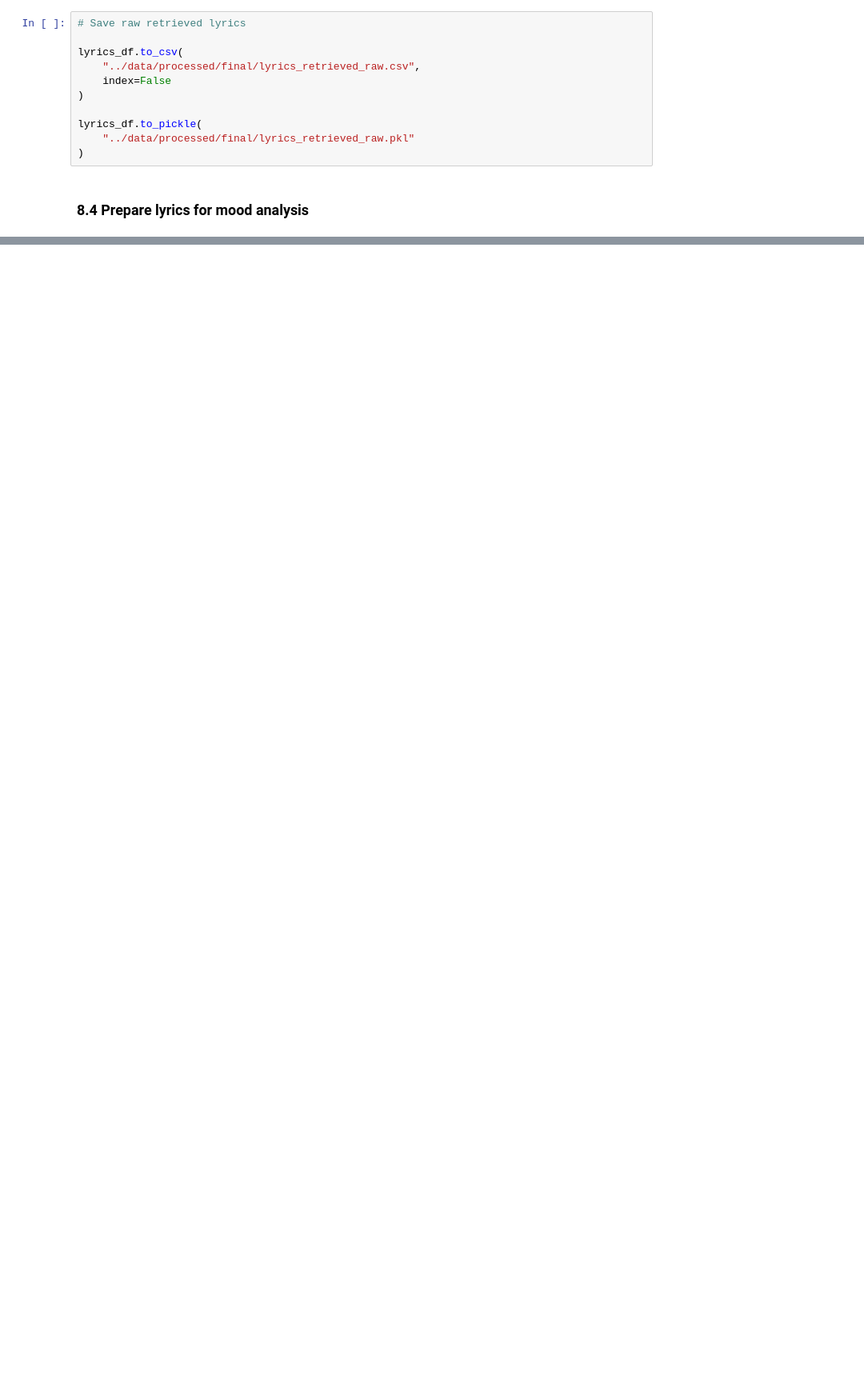
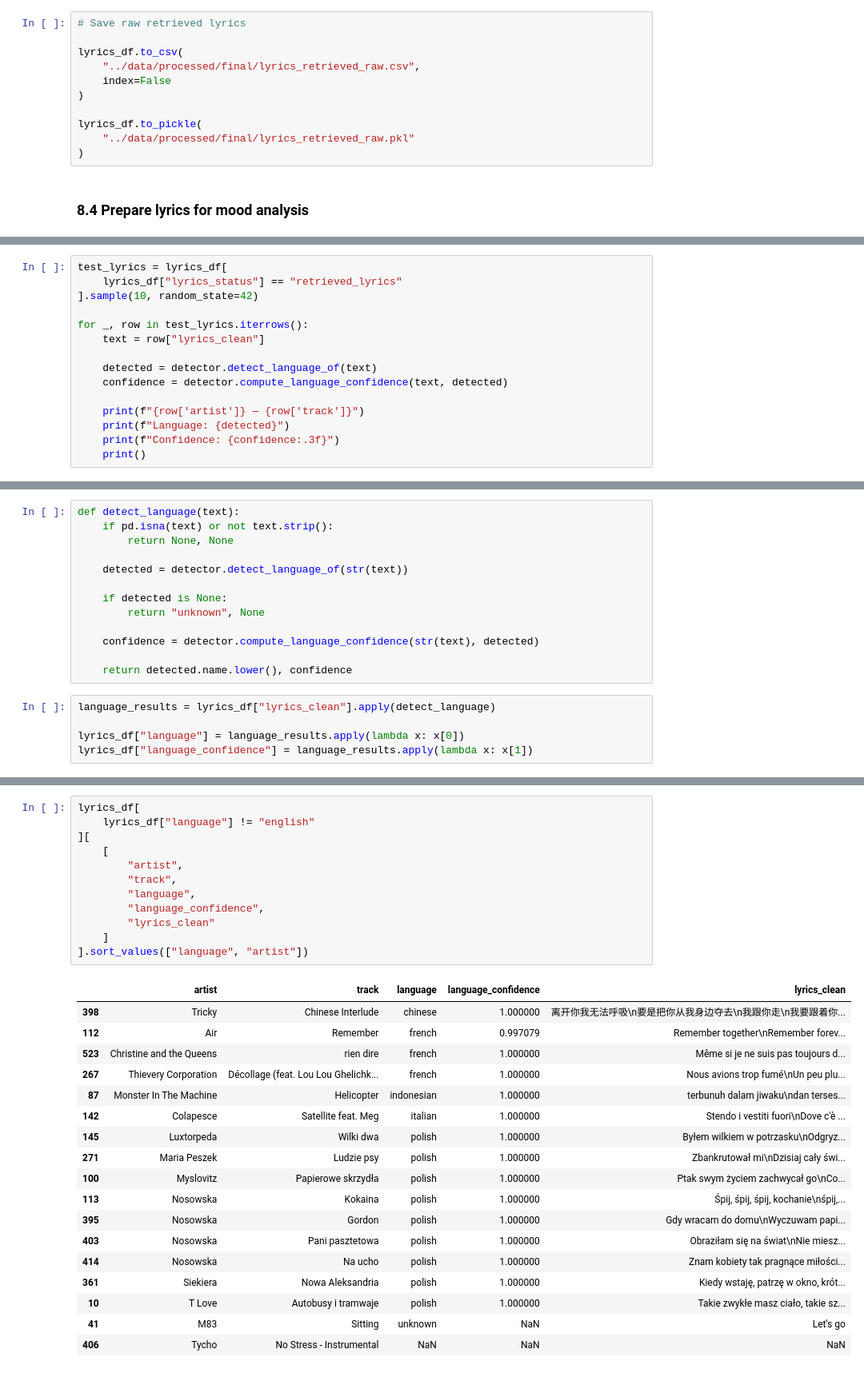
Before and after one commit to fredzell/music-mood-profiler, a Jupyter notebook: notebooks/08_lyrics_collection.ipynb, the cells around one changed output, grey strips where cells are left out. Shown at 80% size. Saved outputs shown, nothing was run; the diff lists cells and outputs as text; blank space fills up the shorter version.

Commit message:
Lyrics prepared

```diff
--- a/notebooks/08_lyrics_collection.ipynb
+++ b/notebooks/08_lyrics_collection.ipynb
@@ -1208,0 +1420,15 @@ lyrics_df.to_pickle(
+# %%
+test_lyrics = lyrics_df[
+    lyrics_df["lyrics_status"] == "retrieved_lyrics"
+].sample(10, random_state=42)
+
+for _, row in test_lyrics.iterrows():
+    text = row["lyrics_clean"]
+
+    detected = detector.detect_language_of(text)
+    confidence = detector.compute_language_confidence(text, detected)
+
+    print(f"{row['artist']} — {row['track']}")
+    print(f"Language: {detected}")
+    print(f"Confidence: {confidence:.3f}")
+    print()
@@ -1208,0 +1493,18 @@ lyrics_df.to_pickle(
+# %%
+def detect_language(text):
+    if pd.isna(text) or not text.strip():
+        return None, None
+
+    detected = detector.detect_language_of(str(text))
+
+    if detected is None:
+        return "unknown", None
+
+    confidence = detector.compute_language_confidence(str(text), detected)
+
+    return detected.name.lower(), confidence
+# %%
+language_results = lyrics_df["lyrics_clean"].apply(detect_language)
+
+lyrics_df["language"] = language_results.apply(lambda x: x[0])
+lyrics_df["language_confidence"] = language_results.apply(lambda x: x[1])
@@ -1208,0 +1535,31 @@ lyrics_df.to_pickle(
+# %%
+lyrics_df[
+    lyrics_df["language"] != "english"
+][
+    [
+        "artist",
+        "track",
+        "language",
+        "language_confidence",
+        "lyrics_clean"
+    ]
+].sort_values(["language", "artist"])
+# %% [output]
+|  | artist | track | language | language_confidence | lyrics_clean |
+| 398 | Tricky | Chinese Interlude | chinese | 1.000000 | 离开你我无法呼吸\n要是把你从我身边夺去\n我跟你走\n我要跟着你... |
+| 112 | Air | Remember | french | 0.997079 | Remember together\nRemember forev... |
+| 523 | Christine and the Queens | rien dire | french | 1.000000 | Même si je ne suis pas toujours d... |
+| 267 | Thievery Corporation | Décollage (feat. Lou Lou Ghelichk... | french | 1.000000 | Nous avions trop fumé\nUn peu plu... |
+| 87 | Monster In The Machine | Helicopter | indonesian | 1.000000 | terbunuh dalam jiwaku\ndan terses... |
+| 142 | Colapesce | Satellite feat. Meg | italian | 1.000000 | Stendo i vestiti fuori\nDove c'è ... |
+| 145 | Luxtorpeda | Wilki dwa | polish | 1.000000 | Byłem wilkiem w potrzasku\nOdgryz... |
+| 271 | Maria Peszek | Ludzie psy | polish | 1.000000 | Zbankrutował mi\nDzisiaj cały świ... |
+| 100 | Myslovitz | Papierowe skrzydła | polish | 1.000000 | Ptak swym życiem zachwycał go\nCo... |
+| 113 | Nosowska | Kokaina | polish | 1.000000 | Śpij, śpij, śpij, kochanie\nśpij,... |
+| 395 | Nosowska | Gordon | polish | 1.000000 | Gdy wracam do domu\nWyczuwam papi... |
+| 403 | Nosowska | Pani pasztetowa | polish | 1.000000 | Obraziłam się na świat\nNie miesz... |
+| 414 | Nosowska | Na ucho | polish | 1.000000 | Znam kobiety tak pragnące miłości... |
+| 361 | Siekiera | Nowa Aleksandria | polish | 1.000000 | Kiedy wstaję, patrzę w okno, krót... |
+| 10 | T Love | Autobusy i tramwaje | polish | 1.000000 | Takie zwykłe masz ciało, takie sz... |
+| 41 | M83 | Sitting | unknown | NaN | Let's go |
+| 406 | Tycho | No Stress - Instrumental | NaN | NaN | NaN |
```
Also changed, not shown: parts of 30 cells of this notebook.
